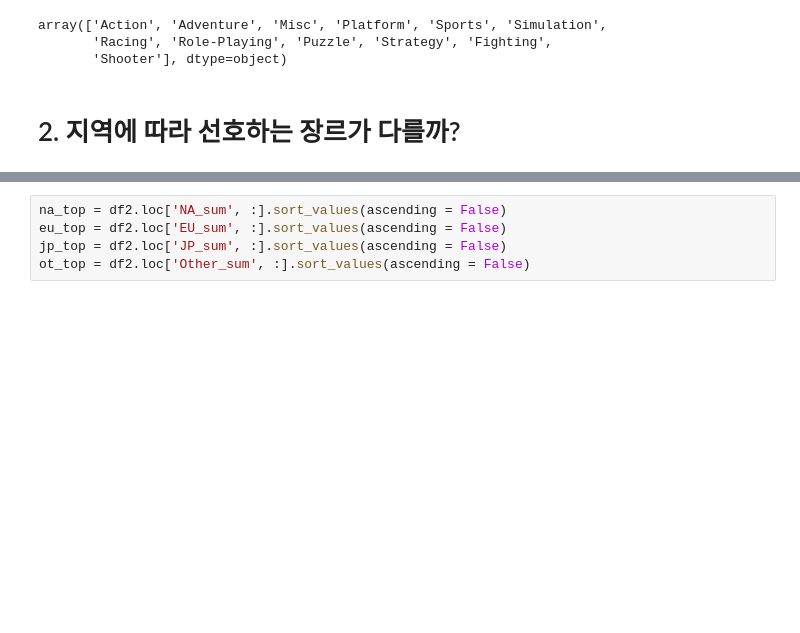
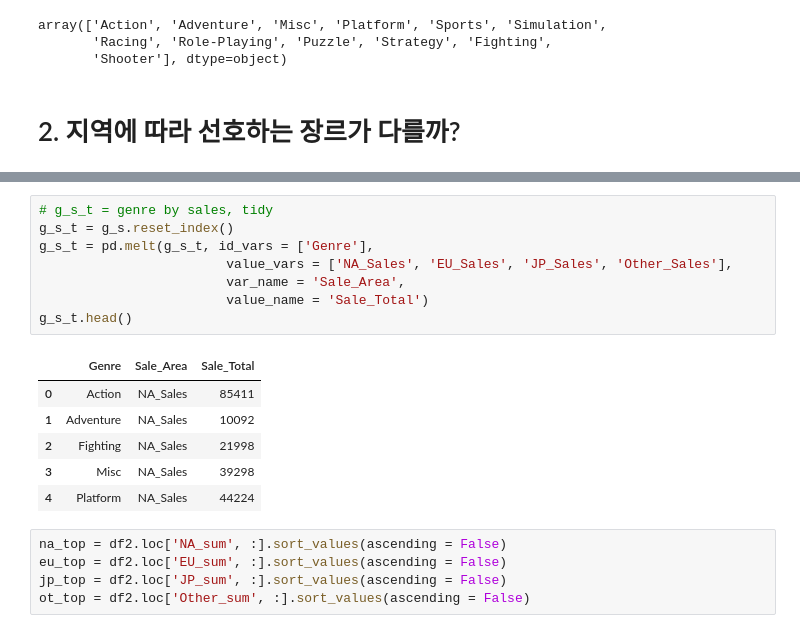
Before and after one commit to wisesprout/video-game-sales-analysis, a Jupyter notebook: Project1.ipynb, the cells around one changed output, grey strips where cells are left out. Drawn from its saved outputs; the diff is of its cells as text; blank space fills up the shorter version.

```diff
--- a/Project1.ipynb
+++ b/Project1.ipynb
@@ -157,6 +118,21 @@ df2_top
 | EU_sum | Action | Sports | Shooter | Racing | Misc |
 | JP_sum | Role-Playing | Action | Sports | Platform | Misc |
 | Other_sum | Action | Sports | Shooter | Racing | Misc |
+# %%
+# g_s_t = genre by sales, tidy
+g_s_t = g_s.reset_index()
+g_s_t = pd.melt(g_s_t, id_vars = ['Genre'],
+                        value_vars = ['NA_Sales', 'EU_Sales', 'JP_Sales', 'Other_Sales'],
+                        var_name = 'Sale_Area',
+                        value_name = 'Sale_Total')
+g_s_t.head()
+# %% [output]
+|  | Genre | Sale_Area | Sale_Total |
+| 0 | Action | NA_Sales | 85411 |
+| 1 | Adventure | NA_Sales | 10092 |
+| 2 | Fighting | NA_Sales | 21998 |
+| 3 | Misc | NA_Sales | 39298 |
+| 4 | Platform | NA_Sales | 44224 |
 # %%
 na_top = df2.loc['NA_sum', :].sort_values(ascending = False)
 eu_top = df2.loc['EU_sum', :].sort_values(ascending = False)
```
Also changed, not shown: parts of 8 cells of this notebook.
